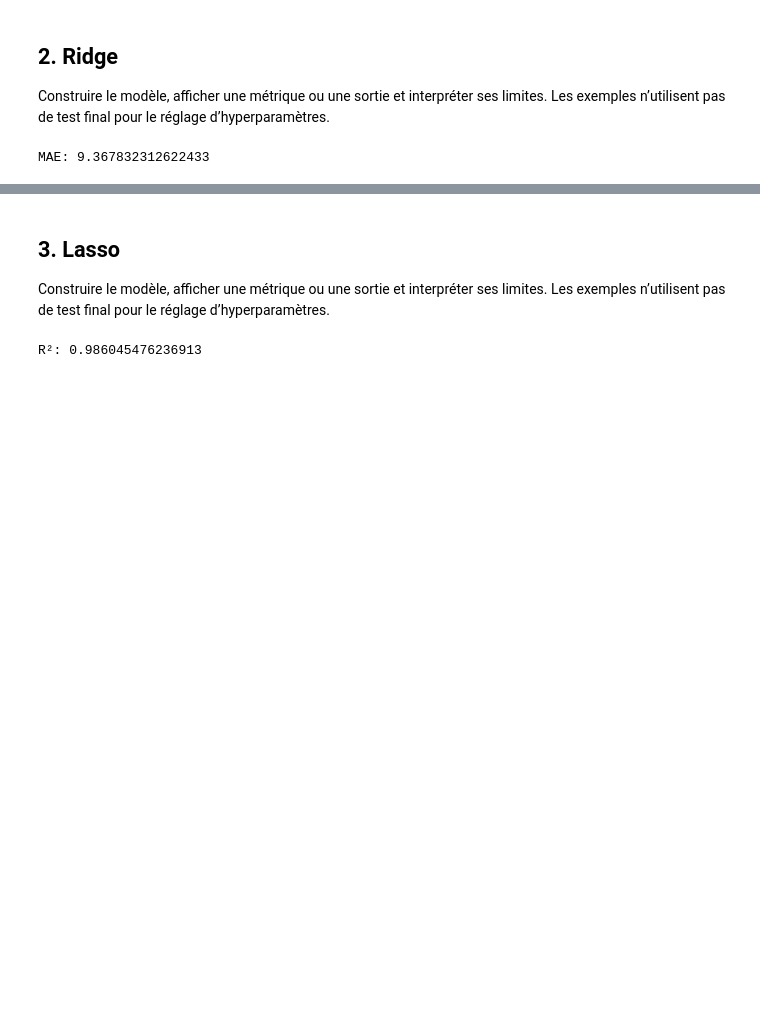
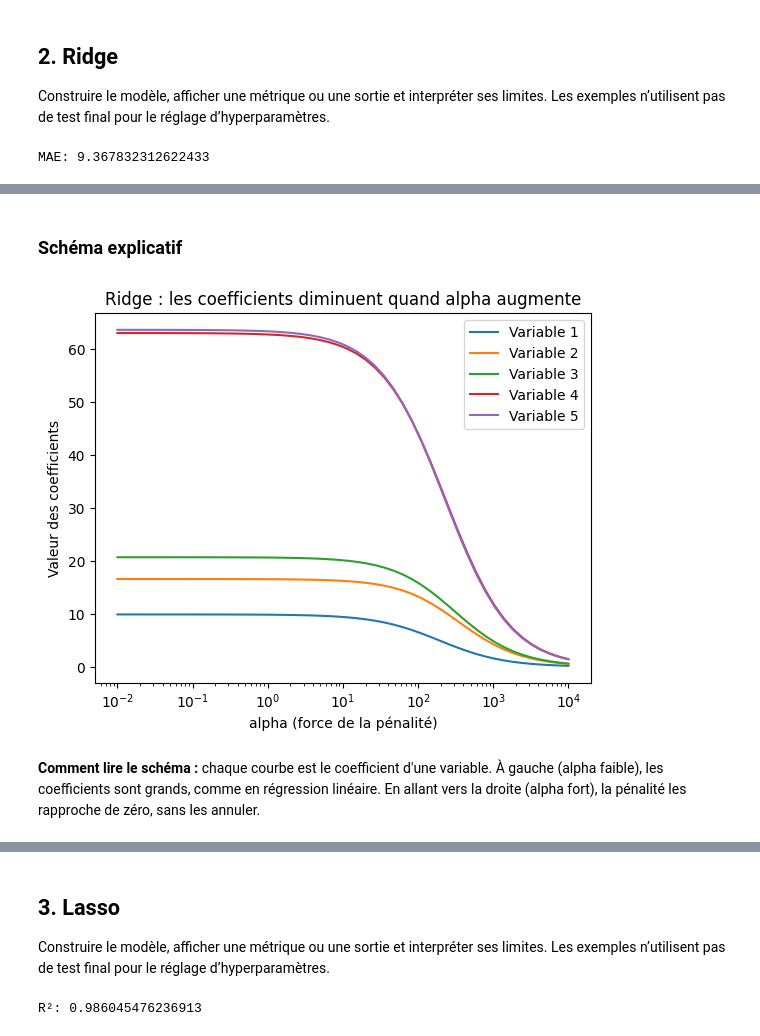
Before and after one commit to zainab960/CC-Fin-3, a Jupyter notebook: CC_Partie_A_Exemples_29_Algorithmes_Colab_consigne_etudiants.ipynb, the cells around one changed output, grey strips where cells are left out. Cells and saved outputs as stored; diff of their text form; code cells hidden in the pictures; blank space fills up the shorter version.

```diff
--- a/CC_Partie_A_Exemples_29_Algorithmes_Colab_consigne_etudiants.ipynb
+++ b/CC_Partie_A_Exemples_29_Algorithmes_Colab_consigne_etudiants.ipynb
@@ -181,0 +197,23 @@ MAE: 9.367832312622433
+# %% [markdown]
+### Schéma explicatif
+# %%
+import numpy as np
+import matplotlib.pyplot as plt
+from sklearn.linear_model import Ridge
+from sklearn.preprocessing import StandardScaler
+
+alphas = np.logspace(-2, 4, 50)
+X_std = StandardScaler().fit_transform(Xr_ent)
+coefs = [Ridge(alpha=a).fit(X_std, yr_ent).coef_ for a in alphas]
+
+plt.plot(alphas, coefs)
+plt.xscale("log")
+plt.xlabel("alpha (force de la pénalité)")
+plt.ylabel("Valeur des coefficients")
+plt.title("Ridge : les coefficients diminuent quand alpha augmente")
+plt.legend([f"Variable {i+1}" for i in range(X_std.shape[1])])
+plt.show()
+# %% [output]
+[figure, added]
+# %% [markdown]
+**Comment lire le schéma :** chaque courbe est le coefficient d'une variable. À gauche (alpha faible), les coefficients sont grands, comme en régression linéaire. En allant vers la droite (alpha fort), la pénalité les rapproche de zéro, sans les annuler.
```
Also changed, not shown: parts of 5 cells of this notebook.
